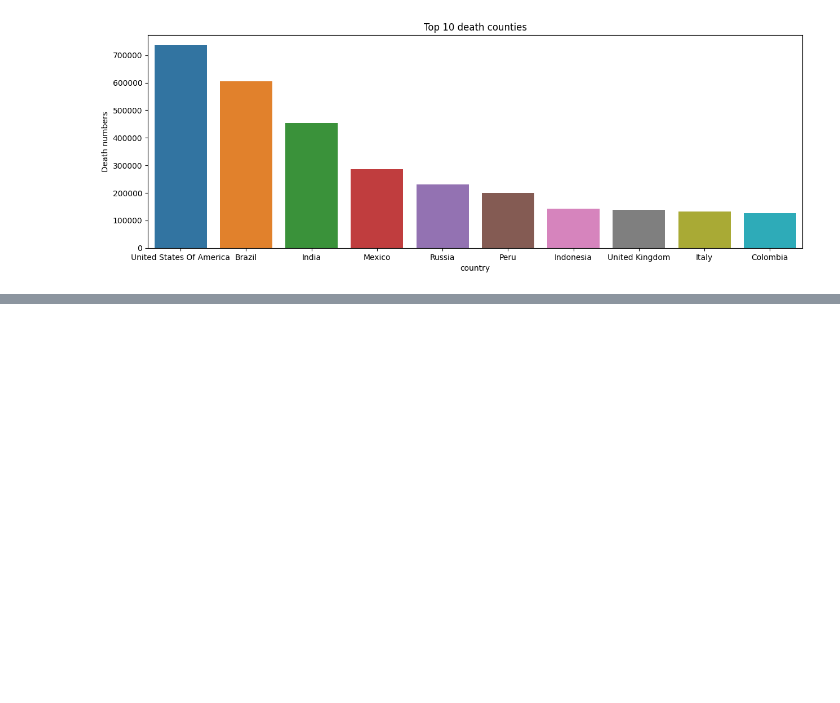
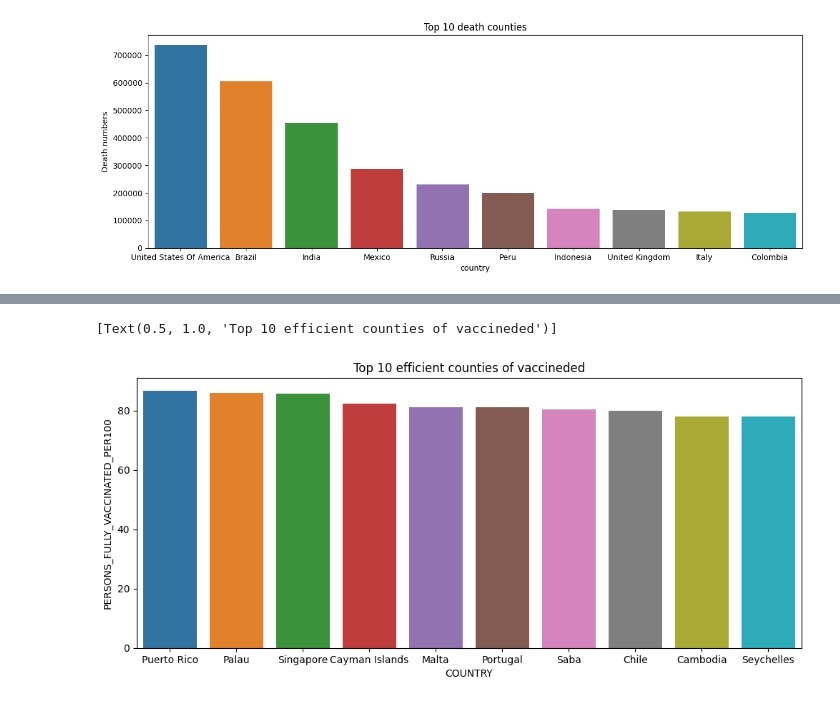
Before and after one commit to cooperhankun/DataBehandling-KunHan, a Jupyter notebook: Labs/lab-ECDC.ipynb, the cells around one changed output, grey strips where cells are left out. Cells and saved outputs as stored; diff of their text form; code cells hidden in the pictures; blank space fills up the shorter version.

Commit message:
vaccine data analysis added

```diff
--- a/Labs/lab-ECDC.ipynb
+++ b/Labs/lab-ECDC.ipynb
@@ -61,0 +76,7 @@ sns.barplot(data=covid_country_death_top10, x=covid_country_death_top10["country
+# %%
+covid_world_vaccine = pd.read_csv("files/vaccination-data.csv")
+# covid_world_vaccine.info() # there are 2 missing values in "PERSONS_FULLY_VACCINATED" according to 228 counties ("Guernsey" & "United Arab Emirates")
+
+covid_world_vaccine_region = covid_world_vaccine.groupby(["WHO_REGION"]).sum().reset_index()
+covid_world_vaccine_region = covid_world_vaccine_region.sort_values("TOTAL_VACCINATIONS", ascending=False)
+covid_world_vaccine_region
@@ -61,0 +113,5 @@ sns.barplot(data=covid_country_death_top10, x=covid_country_death_top10["country
+# %%
+covid_world_vaccine_efficient = covid_world_vaccine[["COUNTRY", "PERSONS_FULLY_VACCINATED_PER100"]].sort_values("PERSONS_FULLY_VACCINATED_PER100", ascending=False).reset_index()
+covid_world_vaccine_efficient = covid_world_vaccine_efficient.drop([0]) # the first value is deleted due to the value is more than 100 (wrong value)
+covid_world_vaccine_efficient = covid_world_vaccine_efficient.head(10)
+covid_world_vaccine_efficient
@@ -61,0 +130,6 @@ sns.barplot(data=covid_country_death_top10, x=covid_country_death_top10["country
+# %%
+fig = plt.subplots(dpi=100, figsize=(12,5))
+sns.barplot(data=covid_world_vaccine_efficient, x="COUNTRY", y="PERSONS_FULLY_VACCINATED_PER100").set(title="Top 10 efficient counties of vaccineded")
+# %% [output]
+[Text(0.5, 1.0, 'Top 10 efficient counties of vaccineded')]
+[figure, added]
```
Also changed, not shown: parts of 16 cells of this notebook, 3 other files.
